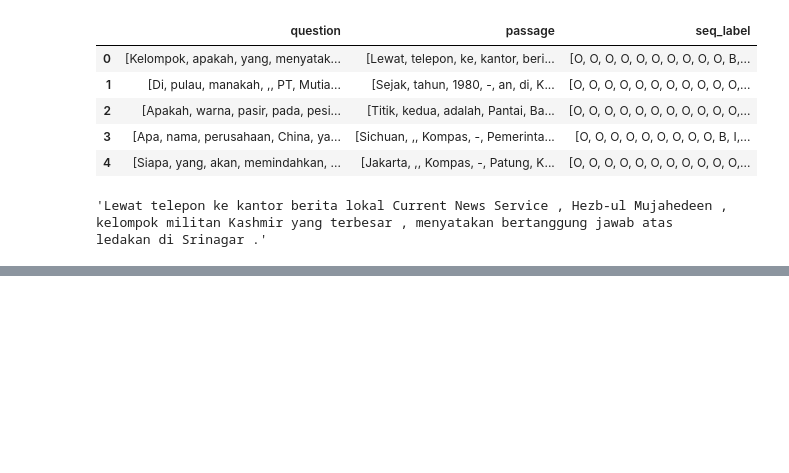
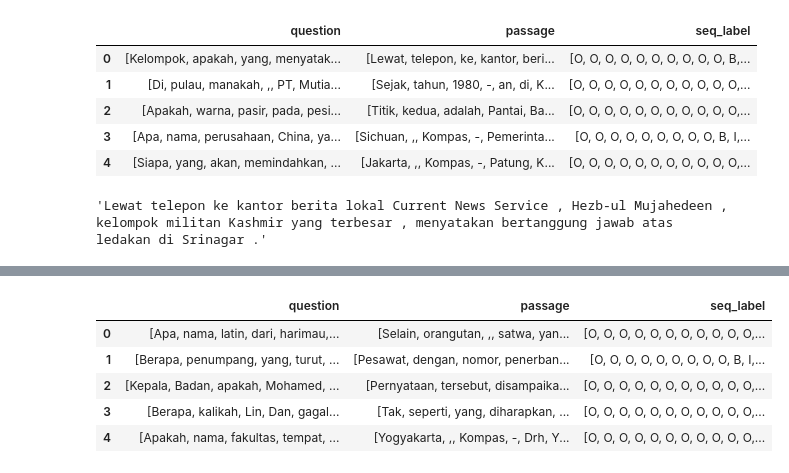
Before and after one commit to rifkybujana/IndoBERT-QA, a Jupyter notebook: BERT.ipynb, the cells around one changed output, grey strips where cells are left out. Saved outputs shown, nothing was run; the diff lists cells and outputs as text; code cells hidden in the pictures; blank space fills up the shorter version.

```diff
--- a/BERT.ipynb
+++ b/BERT.ipynb
@@ -136,0 +182,9 @@ df_join['passage'] = df_join['passage'].apply(' '.join)
+# %%
+val.head()
+# %% [output]
+|  | question | passage | seq_label |
+| 0 | [Apa, nama, latin, dari, harimau,... | [Selain, orangutan, ,, satwa, yan... | [O, O, O, O, O, O, O, O, O, O, O,... |
+| 1 | [Berapa, penumpang, yang, turut, ... | [Pesawat, dengan, nomor, penerban... | [O, O, O, O, O, O, O, O, O, B, I,... |
+| 2 | [Kepala, Badan, apakah, Mohamed, ... | [Pernyataan, tersebut, disampaika... | [O, O, O, O, O, O, O, O, O, O, O,... |
+| 3 | [Berapa, kalikah, Lin, Dan, gagal... | [Tak, seperti, yang, diharapkan, ... | [O, O, O, O, O, O, O, O, O, O, O,... |
+| 4 | [Apakah, nama, fakultas, tempat, ... | [Yogyakarta, ,, Kompas, -, Drh, Y... | [O, O, O, O, O, O, O, O, O, O, O,... |
```
Also changed, not shown: parts of 34 cells of this notebook.
